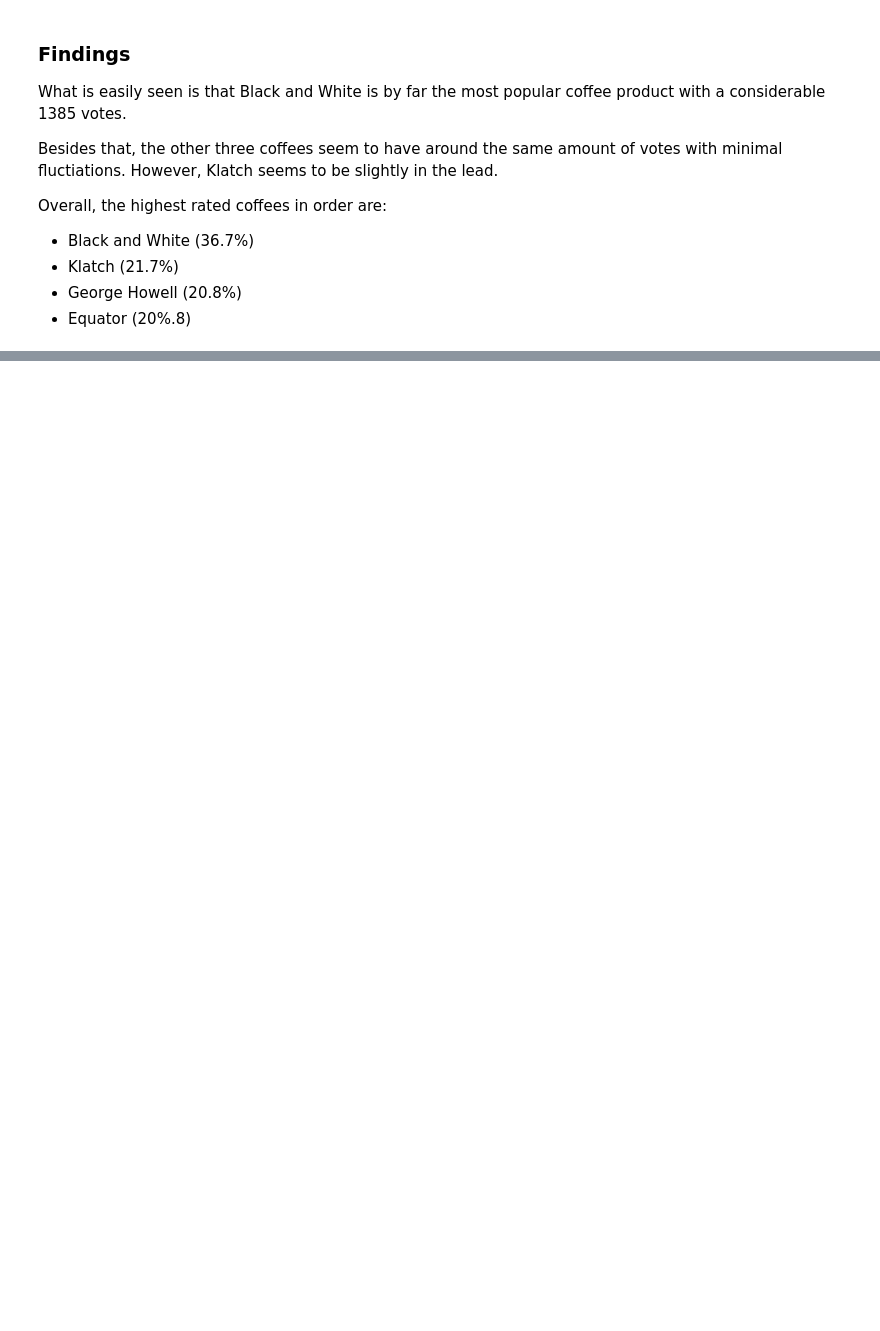
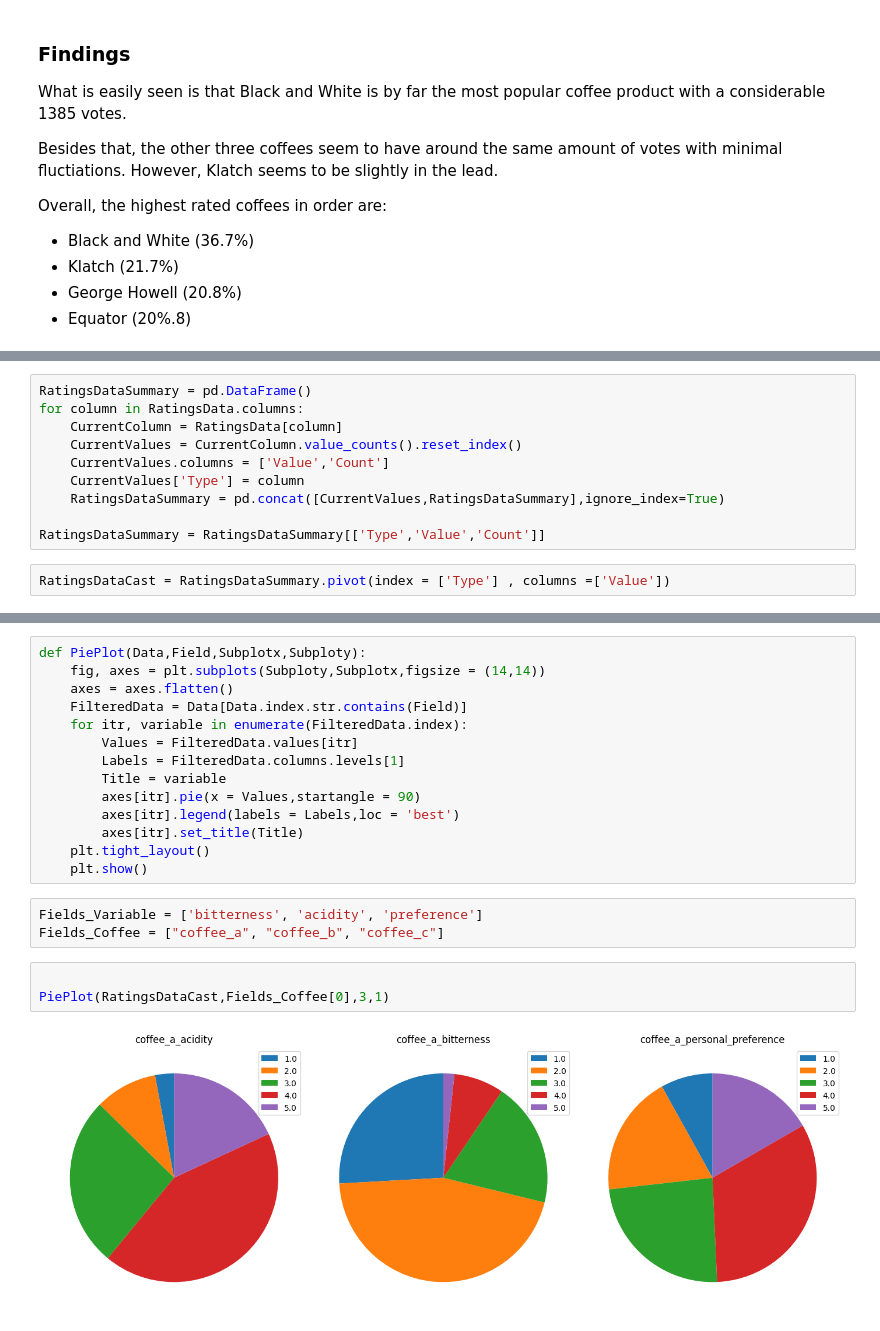
Before and after one commit to TanzeelN/Kaggle-Projects, a Jupyter notebook: American Coffee Taste Test/Data Inspection.ipynb, the cells around one changed output, grey strips where cells are left out. Cells and saved outputs as stored; diff of their text form; blank space fills up the shorter version.

```diff
--- a/American Coffee Taste Test/Data Inspection.ipynb
+++ b/American Coffee Taste Test/Data Inspection.ipynb
@@ -175,0 +242,12 @@ Overall, the highest rated coffees in order are:
+# %%
+RatingsDataSummary = pd.DataFrame()
+for column in RatingsData.columns:
+    CurrentColumn = RatingsData[column]
+    CurrentValues = CurrentColumn.value_counts().reset_index()
+    CurrentValues.columns = ['Value','Count']
+    CurrentValues['Type'] = column
+    RatingsDataSummary = pd.concat([CurrentValues,RatingsDataSummary],ignore_index=True)
+
+RatingsDataSummary = RatingsDataSummary[['Type','Value','Count']]
+# %%
+RatingsDataCast = RatingsDataSummary.pivot(index = ['Type'] , columns =['Value'])
@@ -175,0 +272,22 @@ Overall, the highest rated coffees in order are:
+# %%
+def PiePlot(Data,Field,Subplotx,Subploty):
+    fig, axes = plt.subplots(Subploty,Subplotx,figsize = (14,14))
+    axes = axes.flatten()
+    FilteredData = Data[Data.index.str.contains(Field)]
+    for itr, variable in enumerate(FilteredData.index):
+        Values = FilteredData.values[itr]
+        Labels = FilteredData.columns.levels[1]
+        Title = variable
+        axes[itr].pie(x = Values,startangle = 90)
+        axes[itr].legend(labels = Labels,loc = 'best')
+        axes[itr].set_title(Title)
+    plt.tight_layout()
+    plt.show()
+# %%
+Fields_Variable = ['bitterness', 'acidity', 'preference']
+Fields_Coffee = ["coffee_a", "coffee_b", "coffee_c"]
+# %%
+
+PiePlot(RatingsDataCast,Fields_Coffee[0],3,1)
+# %% [output]
+[figure, added]
```
Also changed, not shown: parts of 13 cells of this notebook.
